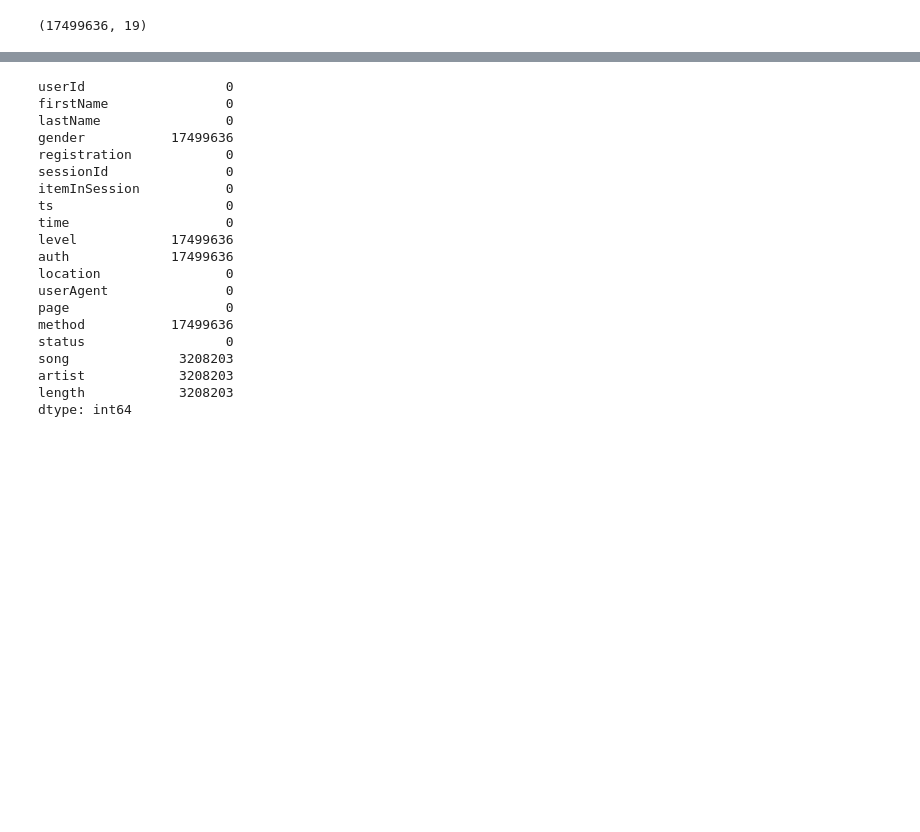
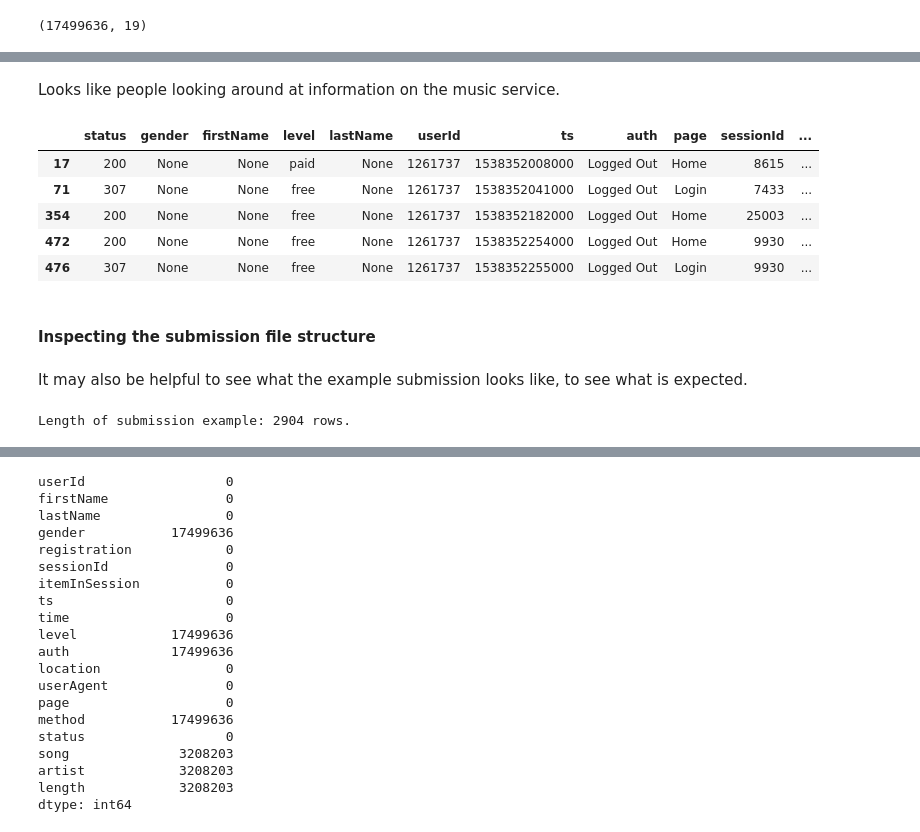
Before and after one commit to AndreeaPatarlageanu/DataScienceProject, a Jupyter notebook: EDA & Preprocessing.ipynb, the cells around one changed output, grey strips where cells are left out. Saved outputs shown, nothing was run; the diff lists cells and outputs as text; code cells hidden in the pictures; blank space fills up the shorter version.

```diff
--- a/EDA & Preprocessing.ipynb
+++ b/EDA & Preprocessing.ipynb
@@ -26,0 +137,21 @@ df.head(5)
+# %% [markdown]
+Looks like people looking around at information on the music service.
+# %%
+logged_out = df_test[df_test['auth'] == 'Logged Out']
+logged_out.head()
+# %% [output]
+|  | status | gender | firstName | level | lastName | userId | ts | auth | page | sessionId | ... |
+| 17 | 200 | None | None | paid | None | 1261737 | 1538352008000 | Logged Out | Home | 8615 | ... |
+| 71 | 307 | None | None | free | None | 1261737 | 1538352041000 | Logged Out | Login | 7433 | ... |
+| 354 | 200 | None | None | free | None | 1261737 | 1538352182000 | Logged Out | Home | 25003 | ... |
+| 472 | 200 | None | None | free | None | 1261737 | 1538352254000 | Logged Out | Home | 9930 | ... |
+| 476 | 307 | None | None | free | None | 1261737 | 1538352255000 | Logged Out | Login | 9930 | ... |
+# %% [markdown]
+#### Inspecting the submission file structure
+# %% [markdown]
+It may also be helpful to see what the example submission looks like, to see what is expected.
+# %%
+target = pd.read_csv("Data/example_submission.csv")
+print(f"Length of submission example: {len(target)} rows.")
+# %% [output]
+Length of submission example: 2904 rows.
```
Also changed, not shown: parts of 78 cells of this notebook.
